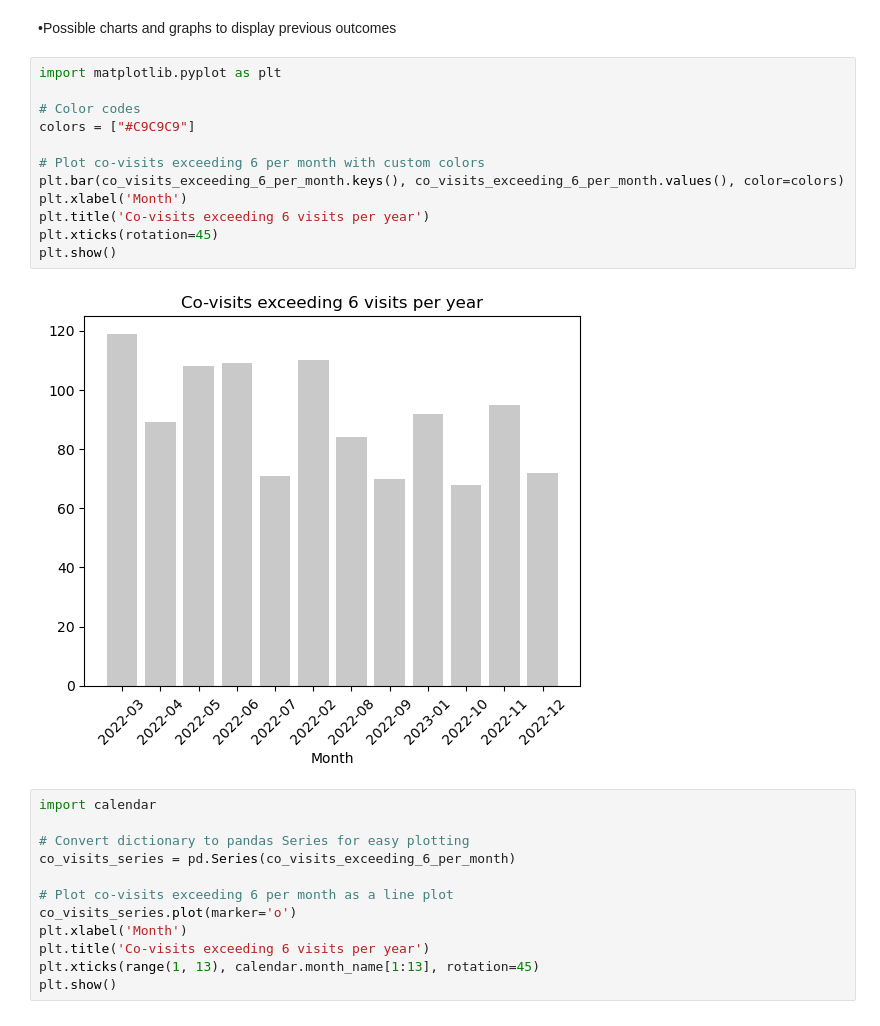
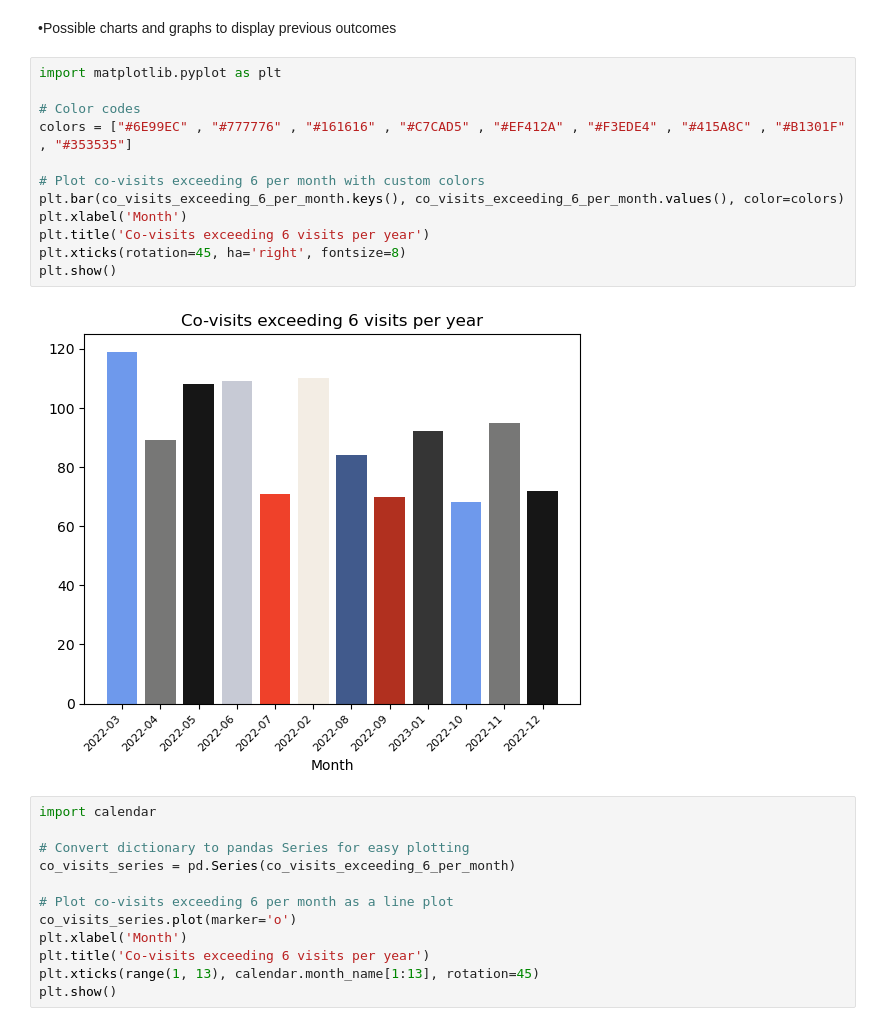
Before and after one commit to NSS-Data-Analytics-Cohort-8/teis_da8_1-new-balance-and-grill, a Jupyter notebook: teisnotebook.ipynb, the cells around one changed output. Saved outputs shown, nothing was run; the diff lists cells and outputs as text.

```diff
--- a/teisnotebook.ipynb
+++ b/teisnotebook.ipynb
@@ -279,17 +279,17 @@ Number of co-visits in Other setting: 169
 # %%
 import matplotlib.pyplot as plt
 
 # Color codes
-colors = ["#C9C9C9"]
+colors = ["#6E99EC" , "#777776" , "#161616" , "#C7CAD5" , "#EF412A" , "#F3EDE4" , "#415A8C" , "#B1301F" , "#353535"]
 
 # Plot co-visits exceeding 6 per month with custom colors
 plt.bar(co_visits_exceeding_6_per_month.keys(), co_visits_exceeding_6_per_month.values(), color=colors)
 plt.xlabel('Month')
 plt.title('Co-visits exceeding 6 visits per year')
-plt.xticks(rotation=45)
+plt.xticks(rotation=45, ha='right', fontsize=8)
 plt.show()
 # %% [output]
-[figure, old version]
+[figure, new version]
 # %%
 import calendar
 
```
Also changed, not shown: parts of 5 cells of this notebook.
